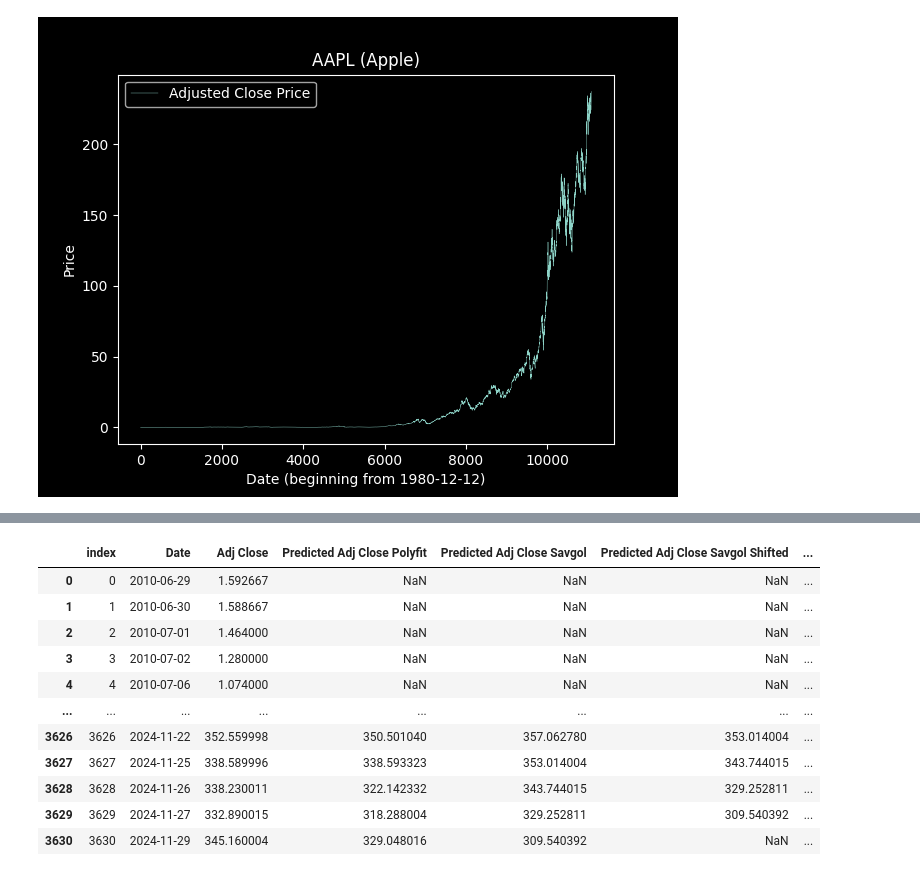
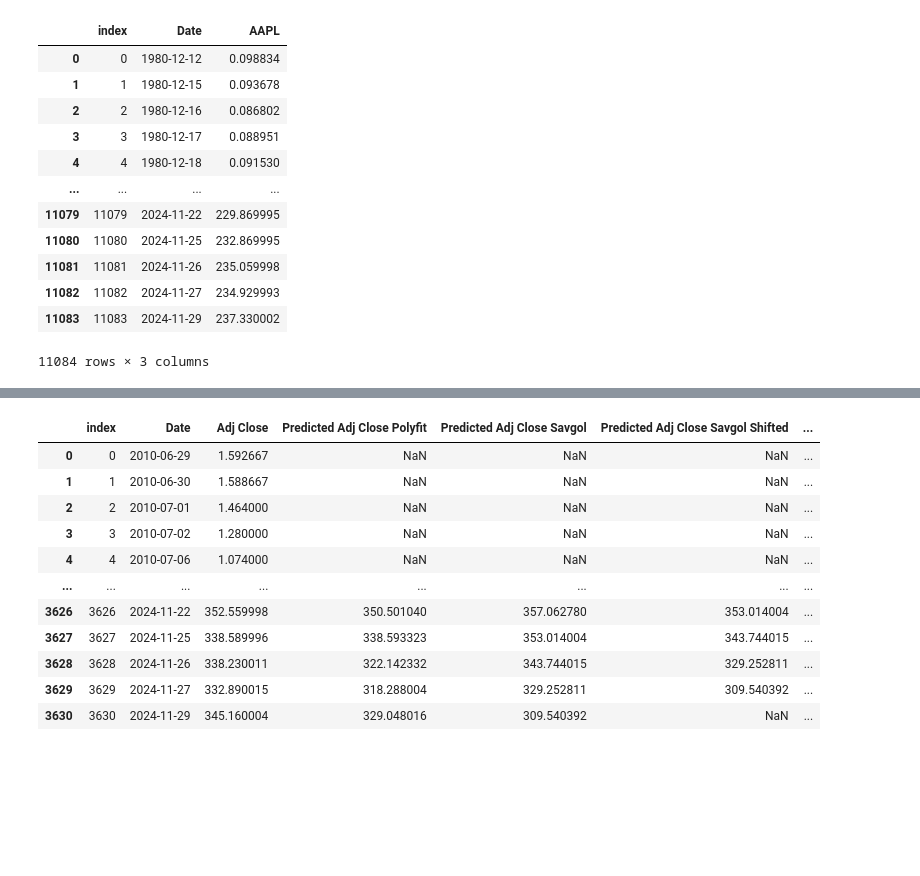
Before and after one commit to mriddyagrawal/CSC272-Project, a Jupyter notebook: CSC 272 Project/main.ipynb, the cells around one changed output, grey strips where cells are left out. Drawn from its saved outputs; the diff is of its cells as text; code cells hidden in the pictures; blank space fills up the shorter version.

```diff
--- a/CSC 272 Project/main.ipynb
+++ b/CSC 272 Project/main.ipynb
@@ -55,10 +56,18 @@ data
-# %%
-fig, ax = plt.subplots()
-ax.plot(data['index'], data['Adj Close'], label='Adjusted Close Price', lw = 0.3)
-ax.set_title(symbol + ' (Apple)')
-ax.set_xlabel('Date (beginning from 1980-12-12)')
-ax.set_ylabel('Price')
-ax.legend()
-plt.show()
-# %% [output]
-[figure, removed]
+# %%
+copy_data = data.copy()
+# %%
+copy_data
+# %% [output]
+|  | index | Date | AAPL |
+| 0 | 0 | 1980-12-12 | 0.098834 |
+| 1 | 1 | 1980-12-15 | 0.093678 |
+| 2 | 2 | 1980-12-16 | 0.086802 |
+| 3 | 3 | 1980-12-17 | 0.088951 |
+| 4 | 4 | 1980-12-18 | 0.091530 |
+| ... | ... | ... | ... |
+| 11079 | 11079 | 2024-11-22 | 229.869995 |
+| 11080 | 11080 | 2024-11-25 | 232.869995 |
+| 11081 | 11081 | 2024-11-26 | 235.059998 |
+| 11082 | 11082 | 2024-11-27 | 234.929993 |
+| 11083 | 11083 | 2024-11-29 | 237.330002 |
+11084 rows × 3 columns
```
Also changed, not shown: parts of 11 cells of this notebook, 14 other files.
